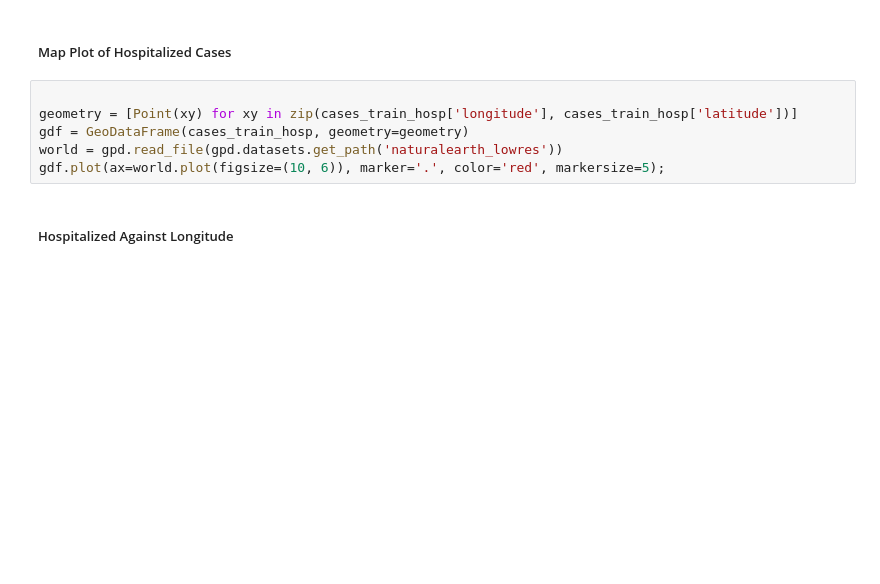
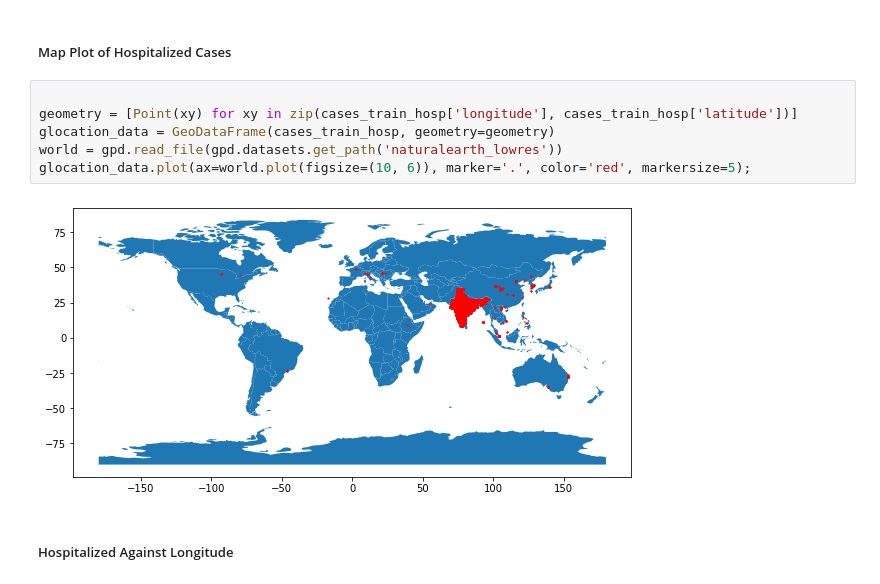
Before and after one commit to HarryPreet/data-mining-459, a Jupyter notebook: milestone1/code/src/eda.ipynb, the cells around one changed output. Cells and saved outputs as stored; diff of their text form; blank space fills up the shorter version.

```diff
--- a/milestone1/code/src/eda.ipynb
+++ b/milestone1/code/src/eda.ipynb
@@ -99,9 +122,11 @@ p.get_figure().autofmt_xdate()
 # %%
 
 geometry = [Point(xy) for xy in zip(cases_train_hosp['longitude'], cases_train_hosp['latitude'])]
-gdf = GeoDataFrame(cases_train_hosp, geometry=geometry)
+glocation_data = GeoDataFrame(cases_train_hosp, geometry=geometry)
 world = gpd.read_file(gpd.datasets.get_path('naturalearth_lowres'))
-gdf.plot(ax=world.plot(figsize=(10, 6)), marker='.', color='red', markersize=5);
+glocation_data.plot(ax=world.plot(figsize=(10, 6)), marker='.', color='red', markersize=5);
+# %% [output]
+[figure, added]
 # %% [markdown]
 ##### Hospitalized Against Longitude
 # %%
```
Also changed, not shown: parts of 28 cells of this notebook, 2 other files.
